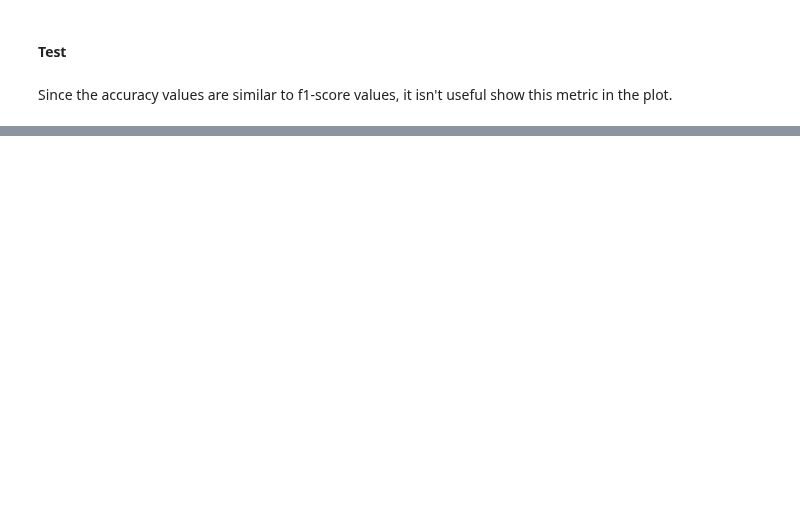
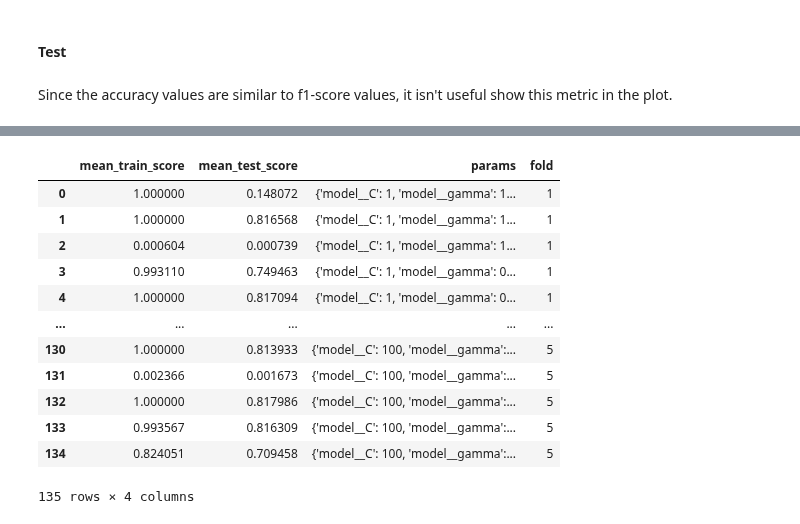
Before and after one commit to prushh/movie-lens-mlp, a Jupyter notebook: notebooks/3.0-performance-analysis.ipynb, the cells around one changed output, grey strips where cells are left out. Drawn from its saved outputs; the diff is of its cells as text; code cells hidden in the pictures; blank space fills up the shorter version.

```diff
--- a/notebooks/3.0-performance-analysis.ipynb
+++ b/notebooks/3.0-performance-analysis.ipynb
@@ -242,0 +231,16 @@ barplot_multiple_columns(groups=['F1 score ', 'Loss (lower is better)'],
+# %%
+svm_val[['mean_train_score', 'mean_test_score', 'params', 'fold']]
+# %% [output]
+|  | mean_train_score | mean_test_score | params | fold |
+| 0 | 1.000000 | 0.148072 | {'model__C': 1, 'model__gamma': 1... | 1 |
+| 1 | 1.000000 | 0.816568 | {'model__C': 1, 'model__gamma': 1... | 1 |
+| 2 | 0.000604 | 0.000739 | {'model__C': 1, 'model__gamma': 1... | 1 |
+| 3 | 0.993110 | 0.749463 | {'model__C': 1, 'model__gamma': 0... | 1 |
+| 4 | 1.000000 | 0.817094 | {'model__C': 1, 'model__gamma': 0... | 1 |
+| ... | ... | ... | ... | ... |
+| 130 | 1.000000 | 0.813933 | {'model__C': 100, 'model__gamma':... | 5 |
+| 131 | 0.002366 | 0.001673 | {'model__C': 100, 'model__gamma':... | 5 |
+| 132 | 1.000000 | 0.817986 | {'model__C': 100, 'model__gamma':... | 5 |
+| 133 | 0.993567 | 0.816309 | {'model__C': 100, 'model__gamma':... | 5 |
+| 134 | 0.824051 | 0.709458 | {'model__C': 100, 'model__gamma':... | 5 |
+135 rows × 4 columns
```
Also changed, not shown: parts of 11 cells of this notebook, 12 other files.
